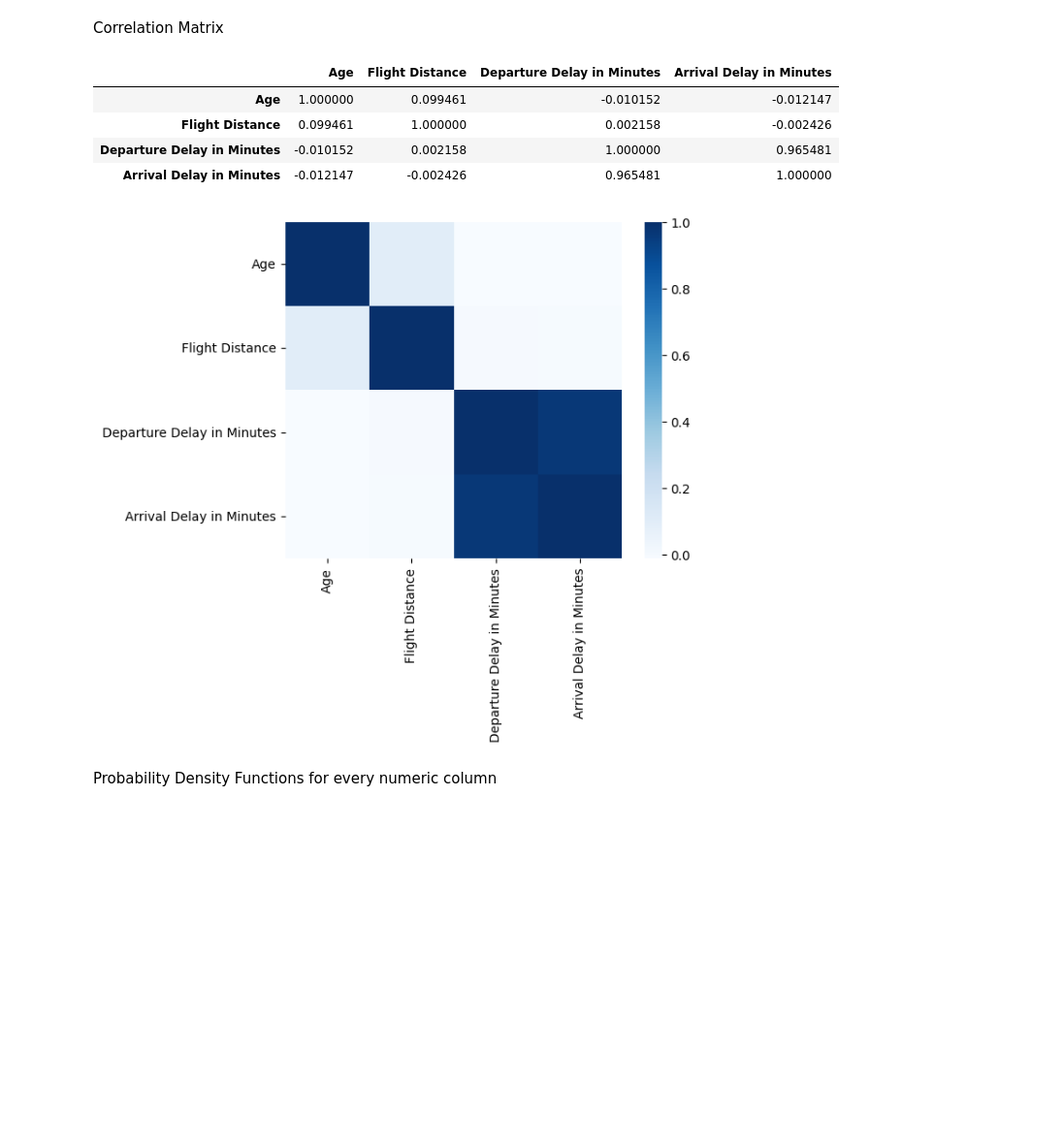
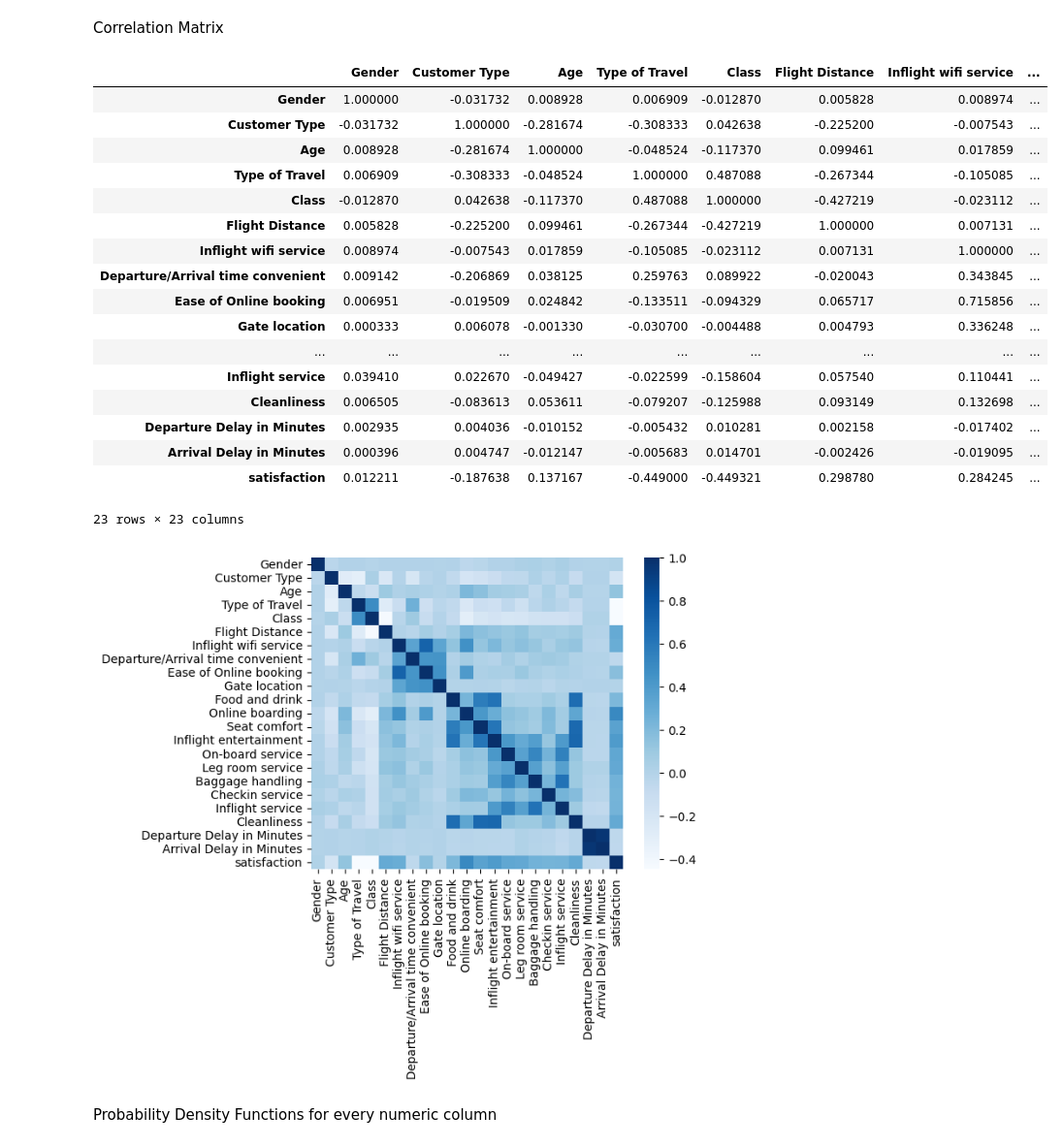
Before and after one commit to fran1215/MLAI-Project-Team3, a Jupyter notebook: EDA/EDA-Fran.ipynb, the cells around one changed output. Shown at 97% size. Cells and saved outputs as stored; diff of their text form; code cells hidden in the pictures; blank space fills up the shorter version.

```diff
--- a/EDA/EDA-Fran.ipynb
+++ b/EDA/EDA-Fran.ipynb
@@ -140,20 +140,39 @@ airplanedf.describe(include = ['category'])
 | freq | 52727 | 84923 | 71655 | 49665 | 25868 | 25546 | ... |
 # %% [markdown]
 Correlation Matrix
+# %%
+intdf = pd.DataFrame(airplanedf)
+categorical_indexes = [0, 1, 3, 4, 22] + list(range(6, 20))
+for i in categorical_indexes:
+    intdf.iloc[:, i] = intdf.iloc[:, i].cat.codes
+intdf.iloc[:,categorical_indexes] = intdf.iloc[:,categorical_indexes].astype('int')
 # %%
-corr_mat = airplanedf.corr()
+corr_mat = intdf.corr()
 corr_mat
 # %% [output]
-|  | Age | Flight Distance | Departure Delay in Minutes | Arrival Delay in Minutes |
-| Age | 1.000000 | 0.099461 | -0.010152 | -0.012147 |
-| Flight Distance | 0.099461 | 1.000000 | 0.002158 | -0.002426 |
-| Departure Delay in Minutes | -0.010152 | 0.002158 | 1.000000 | 0.965481 |
-| Arrival Delay in Minutes | -0.012147 | -0.002426 | 0.965481 | 1.000000 |
+|  | Gender | Customer Type | Age | Type of Travel | Class | Flight Distance | Inflight wifi service | ... |
+| Gender | 1.000000 | -0.031732 | 0.008928 | 0.006909 | -0.012870 | 0.005828 | 0.008974 | ... |
+| Customer Type | -0.031732 | 1.000000 | -0.281674 | -0.308333 | 0.042638 | -0.225200 | -0.007543 | ... |
+| Age | 0.008928 | -0.281674 | 1.000000 | -0.048524 | -0.117370 | 0.099461 | 0.017859 | ... |
+| Type of Travel | 0.006909 | -0.308333 | -0.048524 | 1.000000 | 0.487088 | -0.267344 | -0.105085 | ... |
+| Class | -0.012870 | 0.042638 | -0.117370 | 0.487088 | 1.000000 | -0.427219 | -0.023112 | ... |
+| Flight Distance | 0.005828 | -0.225200 | 0.099461 | -0.267344 | -0.427219 | 1.000000 | 0.007131 | ... |
+| Inflight wifi service | 0.008974 | -0.007543 | 0.017859 | -0.105085 | -0.023112 | 0.007131 | 1.000000 | ... |
+| Departure/Arrival time convenient | 0.009142 | -0.206869 | 0.038125 | 0.259763 | 0.089922 | -0.020043 | 0.343845 | ... |
+| Ease of Online booking | 0.006951 | -0.019509 | 0.024842 | -0.133511 | -0.094329 | 0.065717 | 0.715856 | ... |
+| Gate location | 0.000333 | 0.006078 | -0.001330 | -0.030700 | -0.004488 | 0.004793 | 0.336248 | ... |
+| ... | ... | ... | ... | ... | ... | ... | ... | ... |
+| Inflight service | 0.039410 | 0.022670 | -0.049427 | -0.022599 | -0.158604 | 0.057540 | 0.110441 | ... |
+| Cleanliness | 0.006505 | -0.083613 | 0.053611 | -0.079207 | -0.125988 | 0.093149 | 0.132698 | ... |
+| Departure Delay in Minutes | 0.002935 | 0.004036 | -0.010152 | -0.005432 | 0.010281 | 0.002158 | -0.017402 | ... |
+| Arrival Delay in Minutes | 0.000396 | 0.004747 | -0.012147 | -0.005683 | 0.014701 | -0.002426 | -0.019095 | ... |
+| satisfaction | 0.012211 | -0.187638 | 0.137167 | -0.449000 | -0.449321 | 0.298780 | 0.284245 | ... |
+23 rows × 23 columns
 # %%
 sns.heatmap(corr_mat, square = True, cmap = 'Blues')
 pass
 # %% [output]
-[figure, old version]
+[figure, new version]
 # %% [markdown]
 Probability Density Functions for every numeric column
 # %%
```
Also changed, not shown: parts of 1 cell of this notebook, 1 other file.
